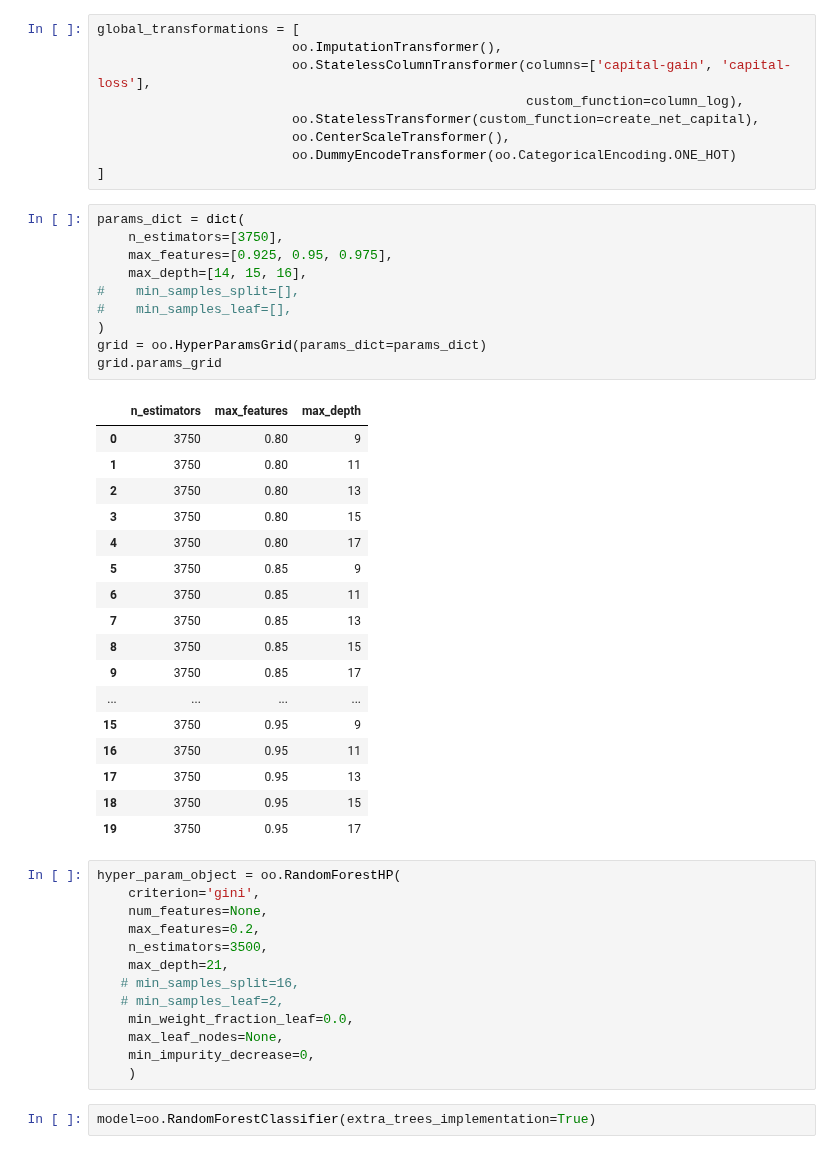
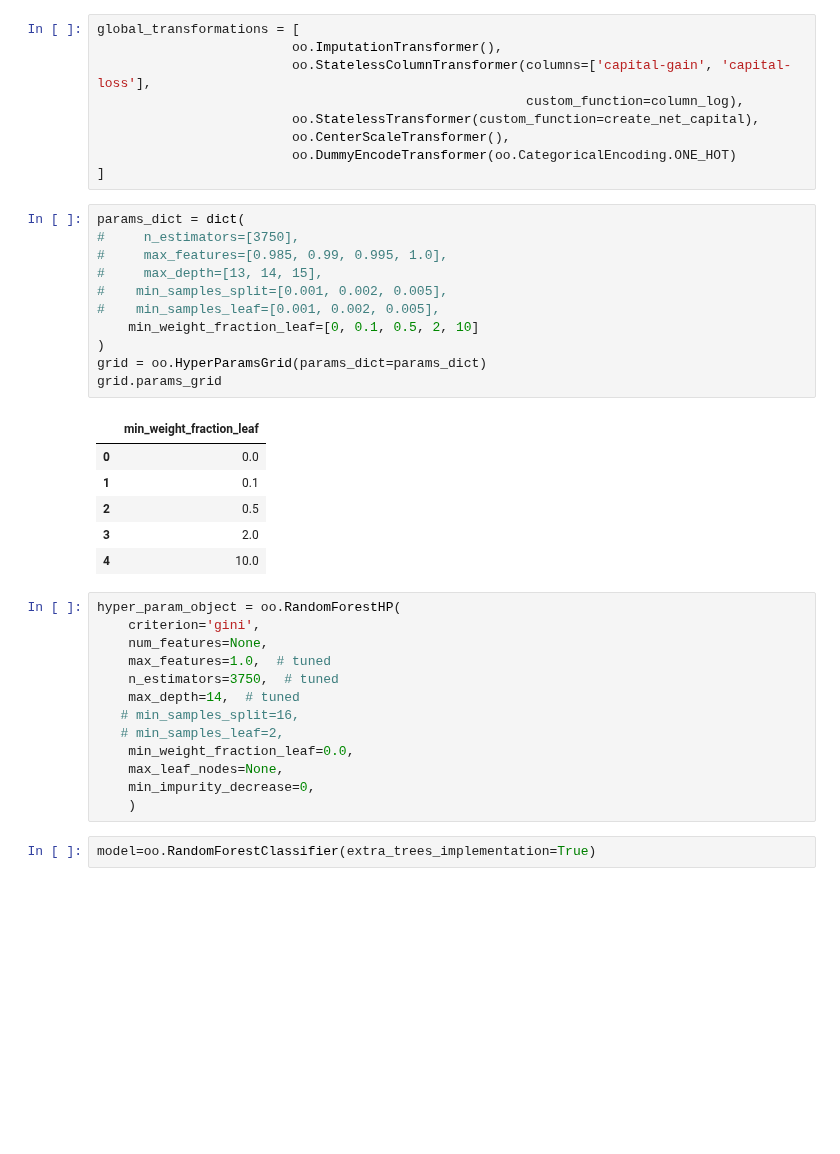
Before and after one commit to shane-kercheval/udacity, a Jupyter notebook: data_scientist_nanodegree/projects/p1_charityml/custom/ExtraTrees_tuning_oo-learning.ipynb, the cells around one changed output. Saved outputs shown, nothing was run; the diff lists cells and outputs as text; blank space fills up the shorter version.

```diff
--- a/data_scientist_nanodegree/projects/p1_charityml/custom/ExtraTrees_tuning_oo-learning.ipynb
+++ b/data_scientist_nanodegree/projects/p1_charityml/custom/ExtraTrees_tuning_oo-learning.ipynb
@@ -61,39 +61,29 @@ global_transformations = [
 ]
 # %%
 params_dict = dict(
-    n_estimators=[3750],
-    max_features=[0.925, 0.95, 0.975],
-    max_depth=[14, 15, 16],
-#    min_samples_split=[],
-#    min_samples_leaf=[],
+#     n_estimators=[3750],
+#     max_features=[0.985, 0.99, 0.995, 1.0],
+#     max_depth=[13, 14, 15],
+#    min_samples_split=[0.001, 0.002, 0.005],
+#    min_samples_leaf=[0.001, 0.002, 0.005],
+    min_weight_fraction_leaf=[0, 0.1, 0.5, 2, 10]
 )
 grid = oo.HyperParamsGrid(params_dict=params_dict)
 grid.params_grid
 # %% [output]
-|  | n_estimators | max_features | max_depth |
-| 0 | 3750 | 0.80 | 9 |
-| 1 | 3750 | 0.80 | 11 |
-| 2 | 3750 | 0.80 | 13 |
-| 3 | 3750 | 0.80 | 15 |
-| 4 | 3750 | 0.80 | 17 |
-| 5 | 3750 | 0.85 | 9 |
-| 6 | 3750 | 0.85 | 11 |
-| 7 | 3750 | 0.85 | 13 |
-| 8 | 3750 | 0.85 | 15 |
-| 9 | 3750 | 0.85 | 17 |
-| ... | ... | ... | ... |
-| 15 | 3750 | 0.95 | 9 |
-| 16 | 3750 | 0.95 | 11 |
-| 17 | 3750 | 0.95 | 13 |
-| 18 | 3750 | 0.95 | 15 |
-| 19 | 3750 | 0.95 | 17 |
+|  | min_weight_fraction_leaf |
+| 0 | 0.0 |
+| 1 | 0.1 |
+| 2 | 0.5 |
+| 3 | 2.0 |
+| 4 | 10.0 |
 # %%
 hyper_param_object = oo.RandomForestHP(
     criterion='gini',
     num_features=None,
-    max_features=0.2,
-    n_estimators=3500,
-    max_depth=21,
+    max_features=1.0,  # tuned
+    n_estimators=3750,  # tuned
+    max_depth=14,  # tuned
    # min_samples_split=16,
    # min_samples_leaf=2,
     min_weight_fraction_leaf=0.0,
```
Also changed, not shown: parts of 14 cells of this notebook, 1 other file.
